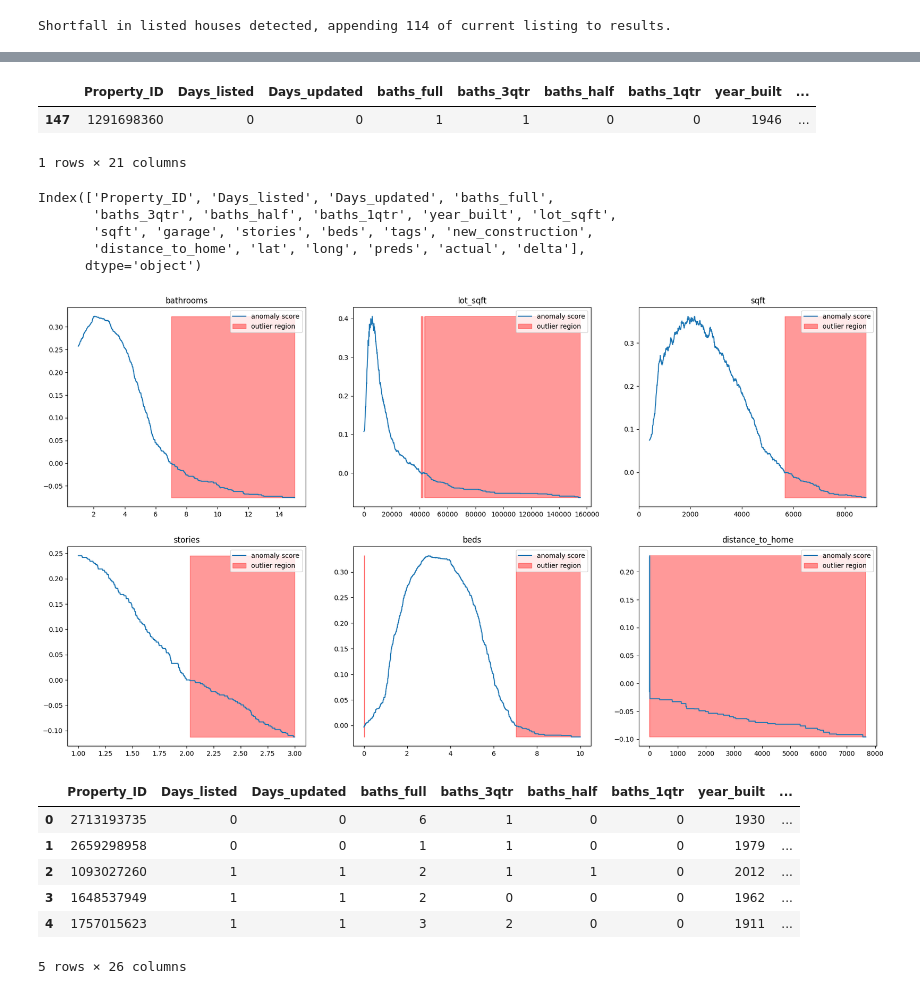
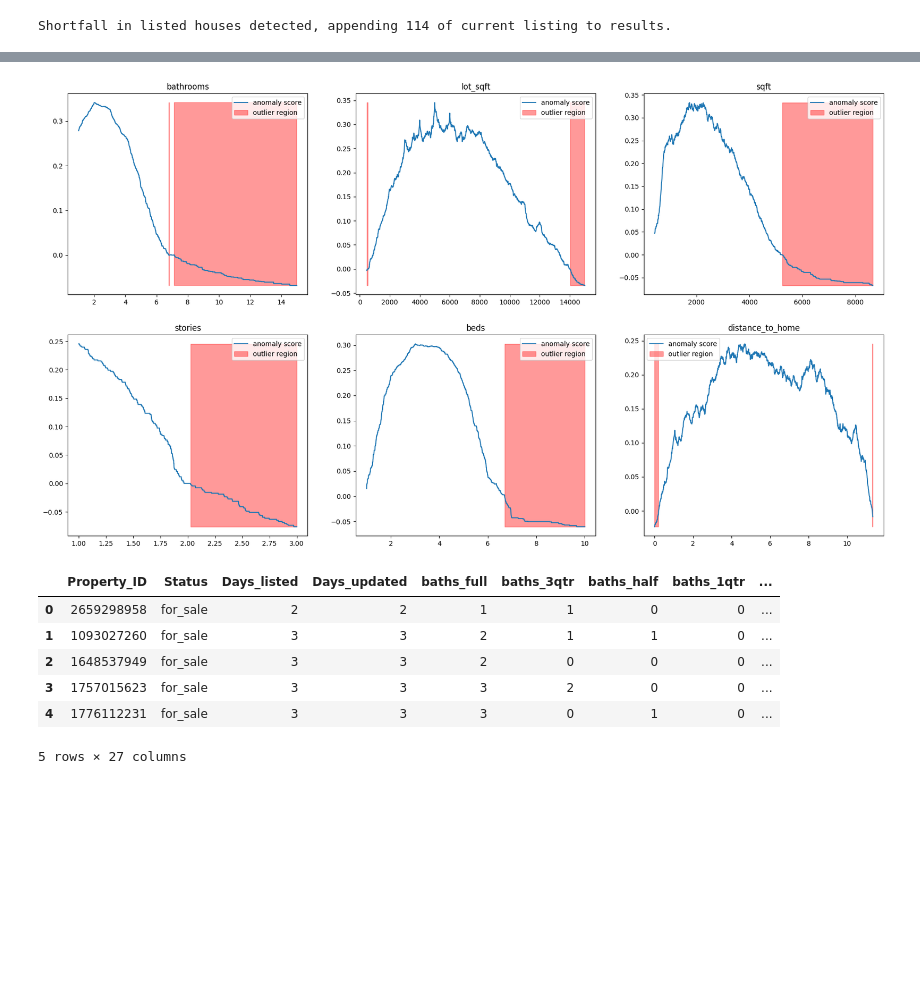
Before and after one commit to AndrewCoogan/BHU, a Jupyter notebook: Housing API Playground.ipynb, the cells around one changed output, grey strips where cells are left out. Cells and saved outputs as stored; diff of their text form; code cells hidden in the pictures; blank space fills up the shorter version.

```diff
--- a/Housing API Playground.ipynb
+++ b/Housing API Playground.ipynb
@@ -375,51 +389,37 @@ test_data.head()
-# %%
-test_data[test_data['Property_ID'] == '1291698360']
-# %% [output]
-|  | Property_ID | Days_listed | Days_updated | baths_full | baths_3qtr | baths_half | baths_1qtr | year_built | ... |
-| 147 | 1291698360 | 0 | 0 | 1 | 1 | 0 | 0 | 1946 | ... |
-1 rows × 21 columns
-# %%
-test_data.columns
-# %% [output]
-Index(['Property_ID', 'Days_listed', 'Days_updated', 'baths_full',
-       'baths_3qtr', 'baths_half', 'baths_1qtr', 'year_built', 'lot_sqft',
-       'sqft', 'garage', 'stories', 'beds', 'tags', 'new_construction',
-       'distance_to_home', 'lat', 'long', 'preds', 'actual', 'delta'],
-      dtype='object')
 # %%
 from sklearn.ensemble import IsolationForest
 import matplotlib.pyplot as plt
 import seaborn as sns
 
-features_analysis = fg.features.copy()
-features_analysis = ToDataFrame().fit_transform(features_analysis)
+features_analysis = ToDataFrame().fit_transform(fg.features)
+features_analysis.dropna(axis=0, inplace=True)
 features_analysis['bathrooms'] = features_analysis[['baths_full', 'baths_3qtr', 'baths_half', 'baths_1qtr']].sum(axis=1)
 
 cta = ['bathrooms', 'lot_sqft', 'sqft', 'stories', 'beds', 'distance_to_home']
 
 fig, axs = plt.subplots(2, 3, figsize=(22, 12), facecolor='w', edgecolor='k')
 axs = axs.ravel()
 
 outlier_flags = {}
 
 for i, column in enumerate(cta):
     isolation_forest = IsolationForest(contamination = 0.005)
     isolation_forest.fit(features_analysis[column].values.reshape(-1,1))
 
     xx = np.linspace(features_analysis[column].min(), features_analysis[column].max(), len(features_analysis)).reshape(-1,1)
     anomaly_score = isolation_forest.decision_function(xx)
     outlier = isolation_forest.predict(xx)
 
     outlier_flags[column] = outlier
 
     axs[i].plot(xx, anomaly_score, label='anomaly score')
     axs[i].fill_between(xx.T[0], np.min(anomaly_score), np.max(anomaly_score),
                      where=outlier==-1, color='r',
                      alpha=.4, label='outlier region')
     axs[i].legend()
     axs[i].set_title(column)
 # %% [output]
-[figure, old version]
+[figure, new version]
 # %%
 fa2 = features_analysis.copy()
 
@@ -430,10 +430,10 @@ for k, v in outlier_flags.items():
 fa2['agg_outlier'] = aggregate
 fa2.head()
 # %% [output]
-|  | Property_ID | Days_listed | Days_updated | baths_full | baths_3qtr | baths_half | baths_1qtr | year_built | ... |
-| 0 | 2713193735 | 0 | 0 | 6 | 1 | 0 | 0 | 1930 | ... |
-| 1 | 2659298958 | 0 | 0 | 1 | 1 | 0 | 0 | 1979 | ... |
-| 2 | 1093027260 | 1 | 1 | 2 | 1 | 1 | 0 | 2012 | ... |
-| 3 | 1648537949 | 1 | 1 | 2 | 0 | 0 | 0 | 1962 | ... |
-| 4 | 1757015623 | 1 | 1 | 3 | 2 | 0 | 0 | 1911 | ... |
+|  | Property_ID | Status | Days_listed | Days_updated | baths_full | baths_3qtr | baths_half | baths_1qtr | ... |
+| 0 | 2659298958 | for_sale | 2 | 2 | 1 | 1 | 0 | 0 | ... |
+| 1 | 1093027260 | for_sale | 3 | 3 | 2 | 1 | 1 | 0 | ... |
+| 2 | 1648537949 | for_sale | 3 | 3 | 2 | 0 | 0 | 0 | ... |
+| 3 | 1757015623 | for_sale | 3 | 3 | 3 | 2 | 0 | 0 | ... |
+| 4 | 1776112231 | for_sale | 3 | 3 | 3 | 0 | 1 | 0 | ... |
-5 rows × 26 columns
+5 rows × 27 columns
```
Also changed, not shown: parts of 19 cells of this notebook, 1 other file.
